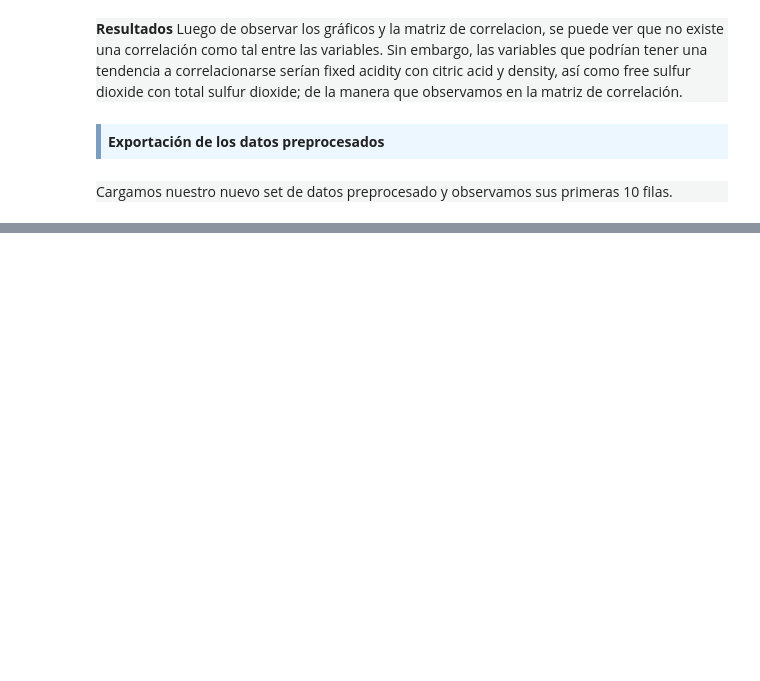
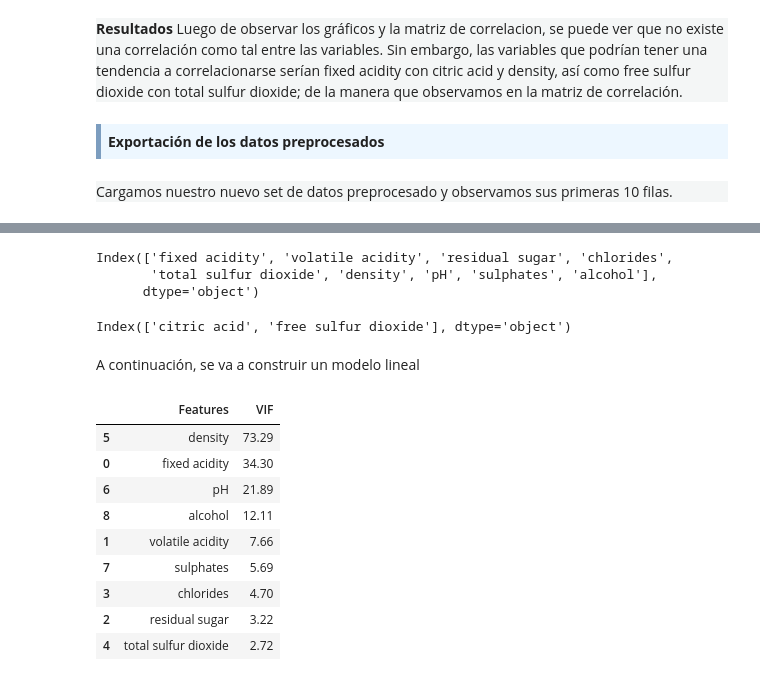
Before and after one commit to Liss-maritza/PEC2-CVD, a Jupyter notebook: PEC2-CVD.ipynb, the cells around one changed output, grey strips where cells are left out. Saved outputs shown, nothing was run; the diff lists cells and outputs as text; code cells hidden in the pictures; blank space fills up the shorter version.

```diff
--- a/PEC2-CVD.ipynb
+++ b/PEC2-CVD.ipynb
@@ -669,0 +756,3 @@ wine.to_csv("winequality-red-clean.csv")
+# %%
+y_train=wine_train.pop('quality')
+X_train=wine_train
@@ -669,0 +761,10 @@ wine.to_csv("winequality-red-clean.csv")
+# %%
+from sklearn.feature_selection import RFE
+from sklearn.linear_model import LinearRegression
+
+lm = LinearRegression()
+lm.fit(X_train, y_train)
+rfe = RFE(lm,9)
+rfe = rfe.fit(X_train, y_train)
+
+list(zip(X_train.columns,rfe.support_,rfe.ranking_))
@@ -669,0 +783,34 @@ wine.to_csv("winequality-red-clean.csv")
+# %%
+col = X_train.columns[rfe.support_]
+col
+# %% [output]
+Index(['fixed acidity', 'volatile acidity', 'residual sugar', 'chlorides',
+       'total sulfur dioxide', 'density', 'pH', 'sulphates', 'alcohol'],
+      dtype='object')
+# %%
+X_train.columns[~rfe.support_]
+# %% [output]
+Index(['citric acid', 'free sulfur dioxide'], dtype='object')
+# %%
+X_train_rfe = X_train[col]
+# %% [markdown]
+A continuación, se va a construir un modelo lineal
+# %%
+from statsmodels.stats.outliers_influence import variance_inflation_factor
+vif = pd.DataFrame()
+vif['Features'] = X_train_rfe.columns
+vif['VIF'] = [variance_inflation_factor(X_train_rfe.values, i) for i in range(X_train_rfe.shape[1])]
+vif['VIF'] = round(vif['VIF'], 2)
+vif = vif.sort_values(by = "VIF", ascending = False)
+vif
+# %% [output]
+|  | Features | VIF |
+| 5 | density | 73.29 |
+| 0 | fixed acidity | 34.30 |
+| 6 | pH | 21.89 |
+| 8 | alcohol | 12.11 |
+| 1 | volatile acidity | 7.66 |
+| 7 | sulphates | 5.69 |
+| 3 | chlorides | 4.70 |
+| 2 | residual sugar | 3.22 |
+| 4 | total sulfur dioxide | 2.72 |
```
Also changed, not shown: parts of 34 cells of this notebook.
